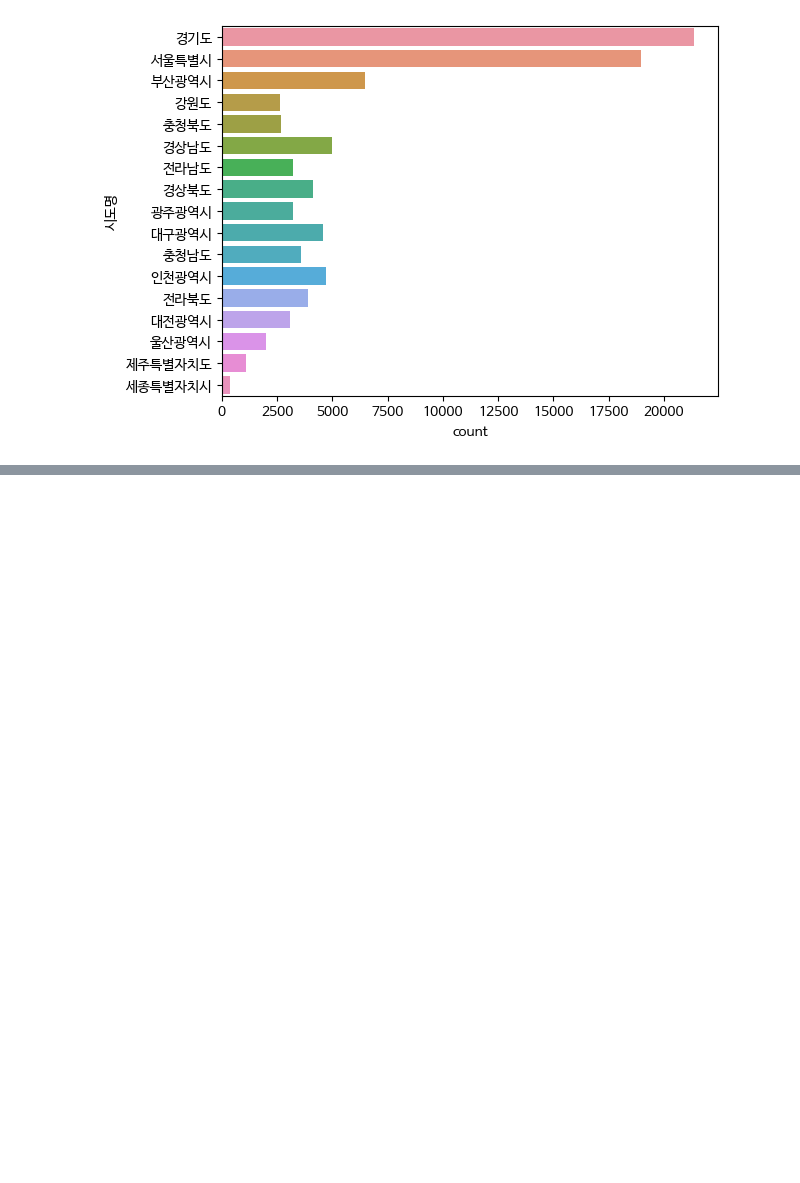
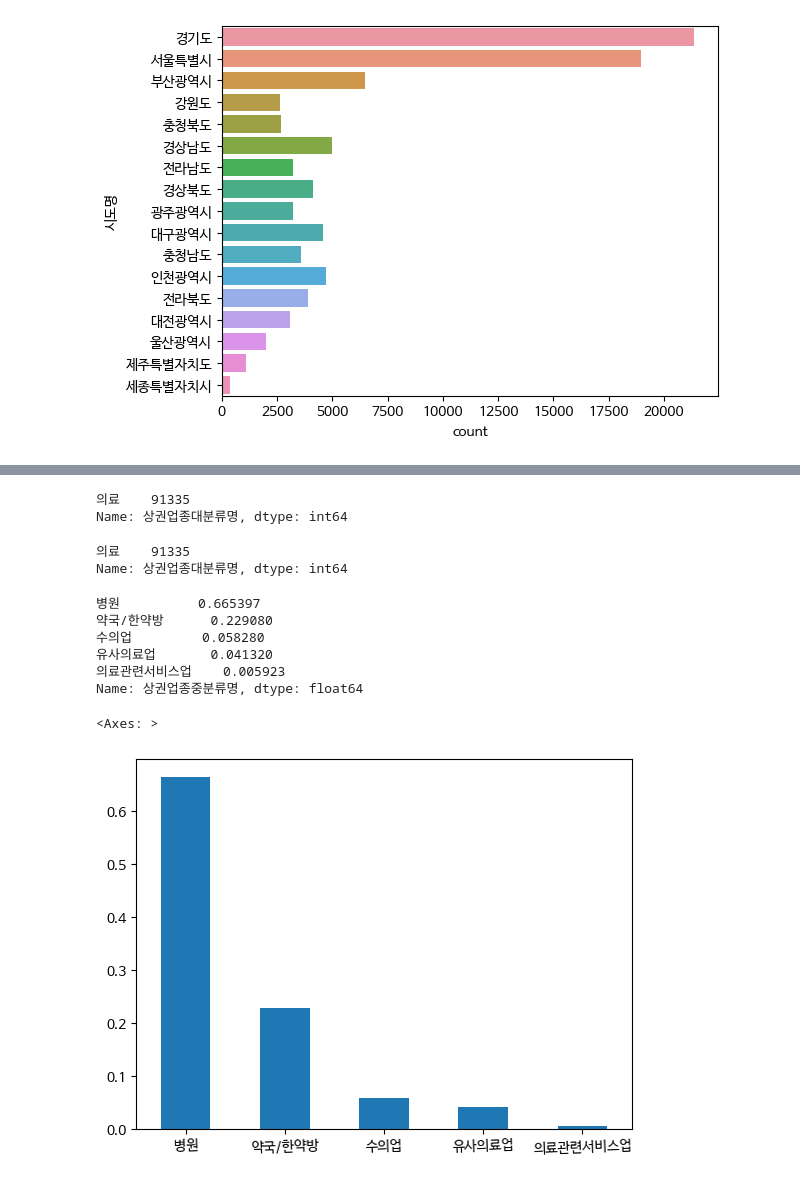
Before and after one commit to wldud01/BoostCourse-DataScience, a Jupyter notebook: Course2_Analysis_Seoul_hospital.ipynb, the cells around one changed output, grey strips where cells are left out. Drawn from its saved outputs; the diff is of its cells as text; code cells hidden in the pictures; blank space fills up the shorter version.

```diff
--- a/Course2_Analysis_Seoul_hospital.ipynb
+++ b/Course2_Analysis_Seoul_hospital.ipynb
@@ -389,0 +420,26 @@ sns.countplot(data=df_hos_drop, y= "시도명")
+# %%
+df_hos_drop['상권업종대분류명'].value_counts()
+# %% [output]
+의료    91335
+Name: 상권업종대분류명, dtype: int64
+# %%
+df_hos_drop['상권업종대분류명'].value_counts()
+# %% [output]
+의료    91335
+Name: 상권업종대분류명, dtype: int64
+# %%
+n = df_hos_drop['상권업종중분류명'].value_counts(normalize=True)
+n
+# %% [output]
+병원          0.665397
+약국/한약방      0.229080
+수의업         0.058280
+유사의료업       0.041320
+의료관련서비스업    0.005923
+Name: 상권업종중분류명, dtype: float64
+# %%
+# bar plot 그리기 - rot으로 글자 각도 조절 가능
+n.plot.bar(rot = 2)
+# %% [output]
+<Axes: >
+[figure, added]
```
Also changed, not shown: parts of 34 cells of this notebook.
